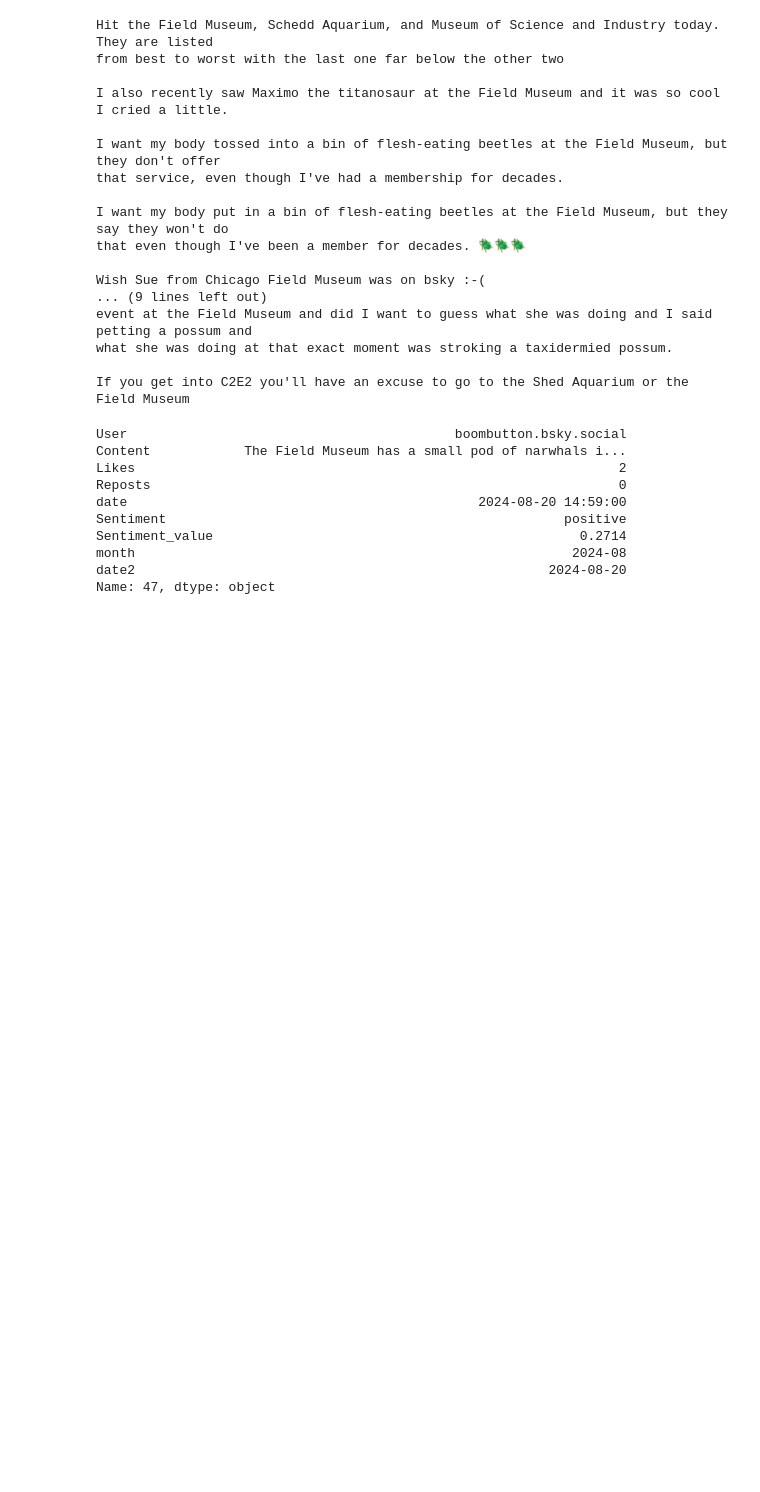
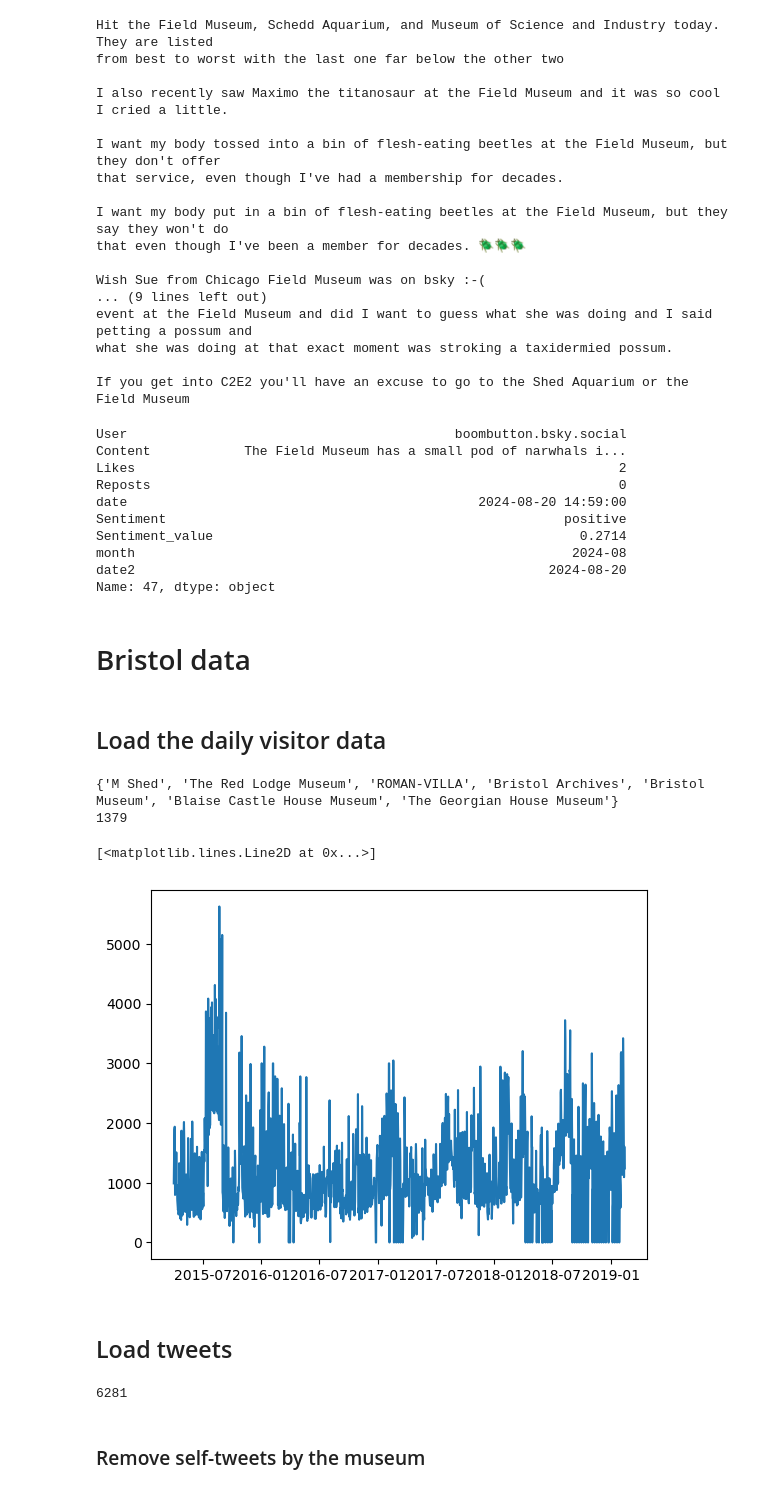
Before and after one commit to celiason/museum-visitor-model, a Jupyter notebook: sentiment.ipynb, the cells around one changed output. Drawn from its saved outputs; the diff is of its cells as text; code cells hidden in the pictures; blank space fills up the shorter version.

Commit message:
bristol, climate, tweets

```diff
--- a/sentiment.ipynb
+++ b/sentiment.ipynb
@@ -347,3 +390,57 @@ Sentiment_value                                               0.2714
 month                                                        2024-08
 date2                                                     2024-08-20
 Name: 47, dtype: object
+# %% [markdown]
+# Bristol data
+# %% [markdown]
+## Load the daily visitor data
+# %%
+# loading museum visitor data - bristol museum
+# https://opendata.bristol.gov.uk/datasets/98d95d36536343eca59e6e4bb04c58b7_0/explore
+
+df2 = pd.read_csv('data/raw/Bristol_Museums_Daily_Visitor_Numbers.csv')
+
+print(set(df2['Museum']))
+
+df2 = df2[df2['Museum'] == 'Bristol Museum']
+
+df2['Date'] = pd.to_datetime(df2['Date']).dt.date
+# df2['date'] = df2['Date'].dt.date
+
+df2.sort_values('Date', inplace=True)
+
+print(len(df2))
+
+# plt.scatter(df2['Date'], df2['Number_of_visitors'])
+
+plt.plot(df2['Date'], df2['Number_of_visitors'])
+
+# df2['Number_of_visitors'].groupby('Museum').aggregate(['min', 'max', 'mean', 'std'])
+# df2.groupby('Museum').sum()
+# %% [output]
+{'M Shed', 'The Red Lodge Museum', 'ROMAN-VILLA', 'Bristol Archives', 'Bristol Museum', 'Blaise Castle House Museum', 'The Georgian House Museum'}
+1379
+[<matplotlib.lines.Line2D at 0x...>]
+[figure, added]
+# %% [markdown]
+## Load tweets
+# %%
+# loading museum visitor data - field museum??
+import glob
+
+path = 'tweets'
+filenames = glob.glob(path + "/bristol*.csv")
+
+dfs = []
+for f in filenames:
+    df = pd.read_csv(f)
+    dfs.append(df)
+
+tweets = pd.concat(dfs, ignore_index=True)
+
+# tweets.head()
+len(tweets)
+# %% [output]
+6281
+# %% [markdown]
+### Remove self-tweets by the museum
```
Also changed, not shown: parts of 20 cells of this notebook, 21 other files.
